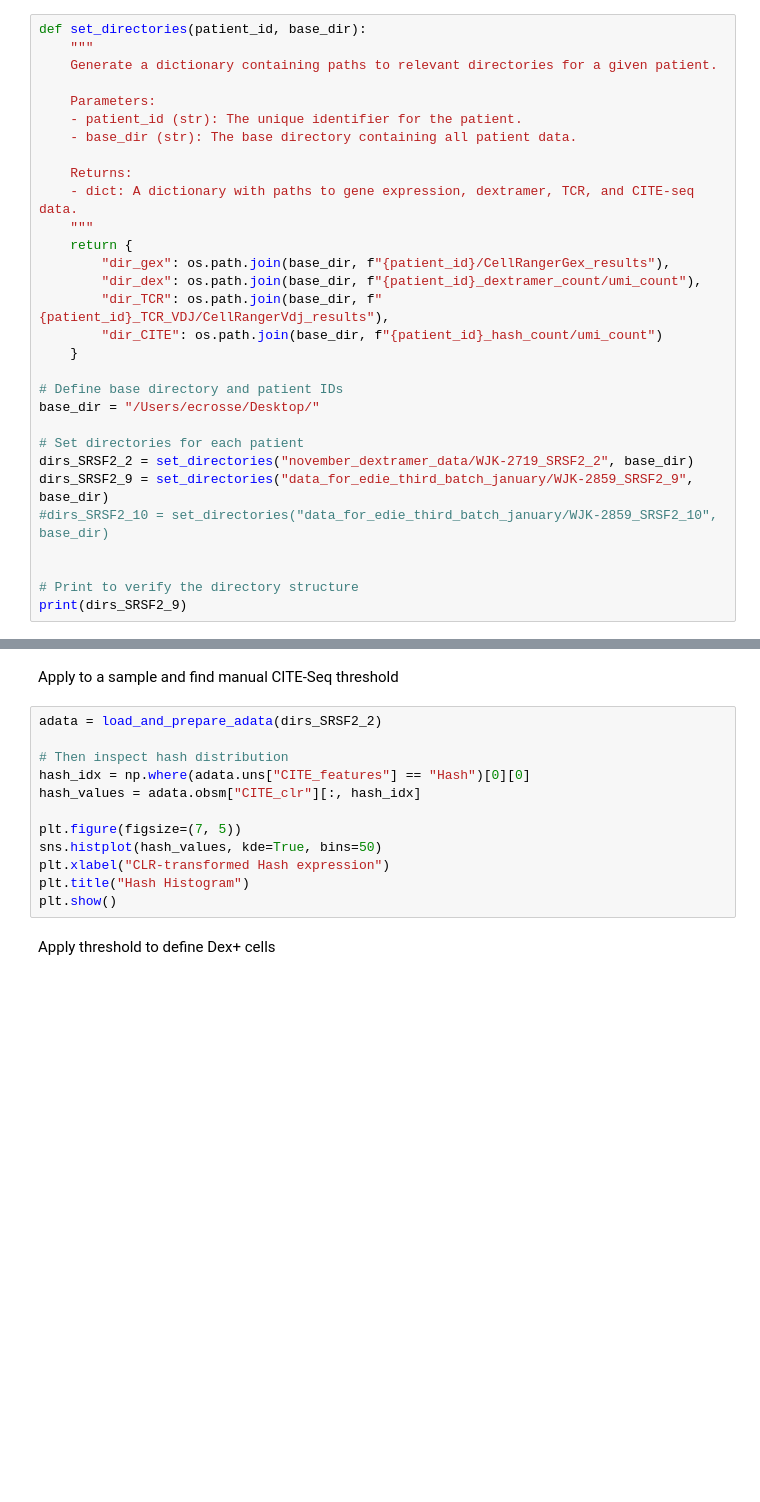
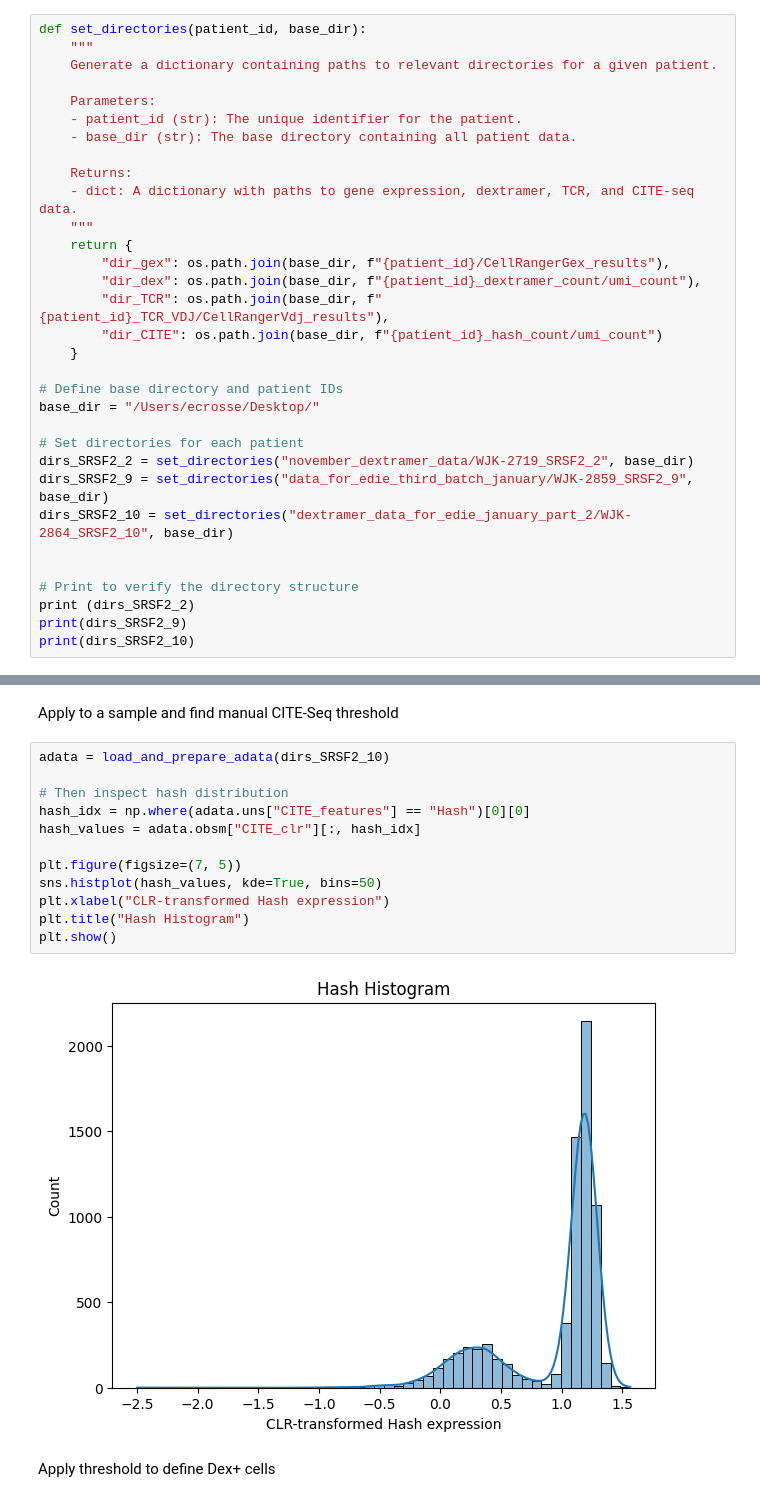
Before and after one commit to ecrosse01/neoantigen_ML, a Jupyter notebook: Multimodal_integration_processing_steps.ipynb, the cells around one changed output, grey strips where cells are left out. Drawn from its saved outputs; the diff is of its cells as text; blank space fills up the shorter version.

```diff
--- a/Multimodal_integration_processing_steps.ipynb
+++ b/Multimodal_integration_processing_steps.ipynb
@@ -42,9 +42,11 @@ base_dir = "/Users/ecrosse/Desktop/"
 # Set directories for each patient
 dirs_SRSF2_2 = set_directories("november_dextramer_data/WJK-2719_SRSF2_2", base_dir)
 dirs_SRSF2_9 = set_directories("data_for_edie_third_batch_january/WJK-2859_SRSF2_9", base_dir)
-#dirs_SRSF2_10 = set_directories("data_for_edie_third_batch_january/WJK-2859_SRSF2_10", base_dir)
+dirs_SRSF2_10 = set_directories("dextramer_data_for_edie_january_part_2/WJK-2864_SRSF2_10", base_dir)
 
 
 # Print to verify the directory structure
+print (dirs_SRSF2_2)
 print(dirs_SRSF2_9)
+print(dirs_SRSF2_10)
 # %% [output]
@@ -131,17 +131,19 @@ def load_and_prepare_adata(dirs):
 # %% [markdown]
 Apply to a sample and find manual CITE-Seq threshold
 # %%
-adata = load_and_prepare_adata(dirs_SRSF2_2)
+adata = load_and_prepare_adata(dirs_SRSF2_10)
 
 # Then inspect hash distribution
 hash_idx = np.where(adata.uns["CITE_features"] == "Hash")[0][0]
 hash_values = adata.obsm["CITE_clr"][:, hash_idx]
 
 plt.figure(figsize=(7, 5))
 sns.histplot(hash_values, kde=True, bins=50)
 plt.xlabel("CLR-transformed Hash expression")
 plt.title("Hash Histogram")
 plt.show()
+# %% [output]
+[figure, added]
 # %% [markdown]
 Apply threshold to define Dex+ cells
 # %%
```
Also changed, not shown: parts of 3 cells of this notebook, 1 other file.
